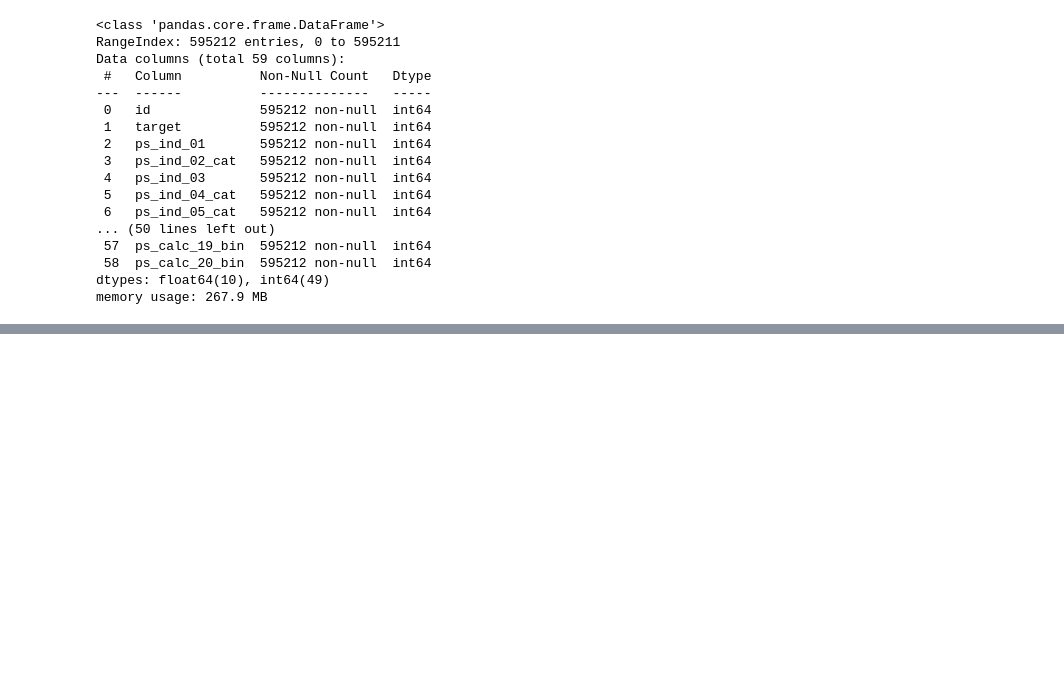
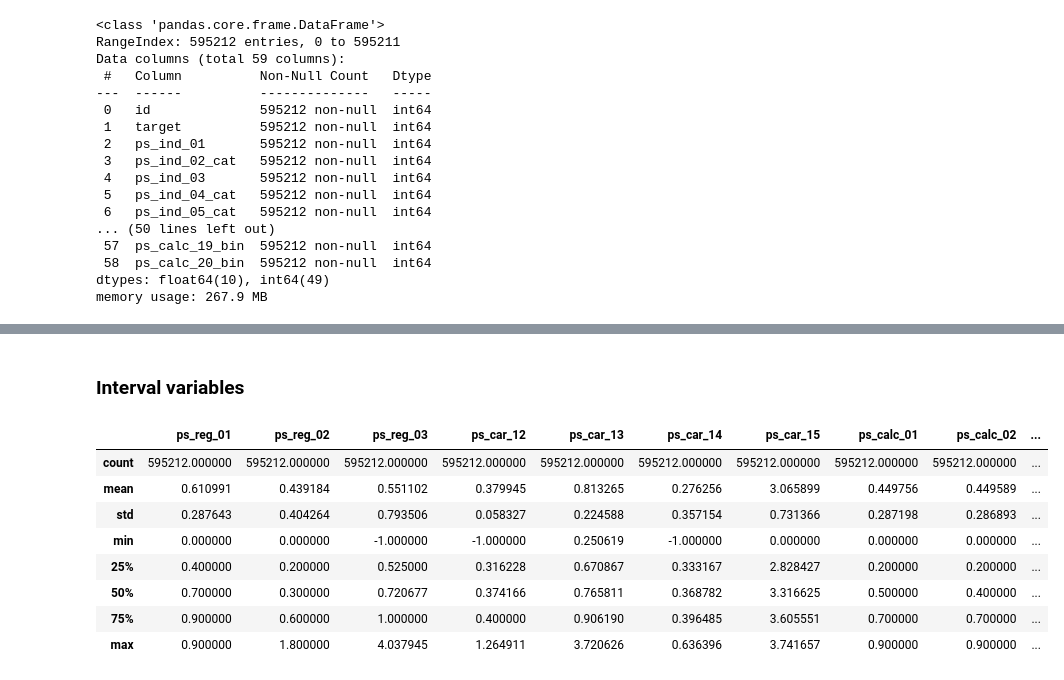
Before and after one commit to jsm9720/kaggle-study, a Jupyter notebook: Porto-Seguro-Safe-Driver-Prediction/Data_Preparation_and_Exploration.ipynb, the cells around one changed output, grey strips where cells are left out. Cells and saved outputs as stored; diff of their text form; code cells hidden in the pictures; blank space fills up the shorter version.

Commit message:
UPDATE: Porto-Seguro`s code
I studied up to chapter `Data Quality Checks`.

```diff
--- a/Porto-Seguro-Safe-Driver-Prediction/Data_Preparation_and_Exploration.ipynb
+++ b/Porto-Seguro-Safe-Driver-Prediction/Data_Preparation_and_Exploration.ipynb
@@ -123,0 +132,41 @@ memory usage: 267.9 MB
+# %%
+data = []
+for f in train.columns:
+    # Defining the role
+    if f == 'target':
+        role = 'target'
+    elif f == 'id':
+        role = 'id'
+    else:
+        role = 'input'
+
+    # Defining the level
+    if 'bin' in f or f == 'target':
+        level = 'binary'
+    elif 'cat' in f or f == 'id':
+        level = 'nominal'
+    elif train[f].dtype == np.float64:
+        level = 'interval'
+    elif train[f].dtype == np.int64:
+        level = 'ordinal'
+
+    # Initialize keep to True for all variables except for id
+    keep = True
+    if f == 'id':
+        keep = False
+
+    # Defining the data type
+    dtype = train[f].dtype
+
+    # Creating a Dict that contains all the metadata for the variable
+    f_dict = {
+        'varname': f,
+        'role': role,
+        'level': level,
+        'keep': keep,
+        'dtype': dtype
+    }
+    data.append(f_dict)
+
+meta = pd.DataFrame(data, columns=['varname', 'role', 'level', 'keep', 'dtype'])
+meta.set_index('varname', inplace=True)
@@ -123,0 +271,15 @@ memory usage: 267.9 MB
+# %% [markdown]
+### Interval variables
+# %%
+v = meta[(meta.level == 'interval') & (meta.keep)].index
+train[v].describe()
+# %% [output]
+|  | ps_reg_01 | ps_reg_02 | ps_reg_03 | ps_car_12 | ps_car_13 | ps_car_14 | ps_car_15 | ps_calc_01 | ps_calc_02 | ... |
+| count | 595212.000000 | 595212.000000 | 595212.000000 | 595212.000000 | 595212.000000 | 595212.000000 | 595212.000000 | 595212.000000 | 595212.000000 | ... |
+| mean | 0.610991 | 0.439184 | 0.551102 | 0.379945 | 0.813265 | 0.276256 | 3.065899 | 0.449756 | 0.449589 | ... |
+| std | 0.287643 | 0.404264 | 0.793506 | 0.058327 | 0.224588 | 0.357154 | 0.731366 | 0.287198 | 0.286893 | ... |
+| min | 0.000000 | 0.000000 | -1.000000 | -1.000000 | 0.250619 | -1.000000 | 0.000000 | 0.000000 | 0.000000 | ... |
+| 25% | 0.400000 | 0.200000 | 0.525000 | 0.316228 | 0.670867 | 0.333167 | 2.828427 | 0.200000 | 0.200000 | ... |
+| 50% | 0.700000 | 0.300000 | 0.720677 | 0.374166 | 0.765811 | 0.368782 | 3.316625 | 0.500000 | 0.400000 | ... |
+| 75% | 0.900000 | 0.600000 | 1.000000 | 0.400000 | 0.906190 | 0.396485 | 3.605551 | 0.700000 | 0.700000 | ... |
+| max | 0.900000 | 1.800000 | 4.037945 | 1.264911 | 3.720626 | 0.636396 | 3.741657 | 0.900000 | 0.900000 | ... |
```
Also changed, not shown: parts of 36 cells of this notebook.
